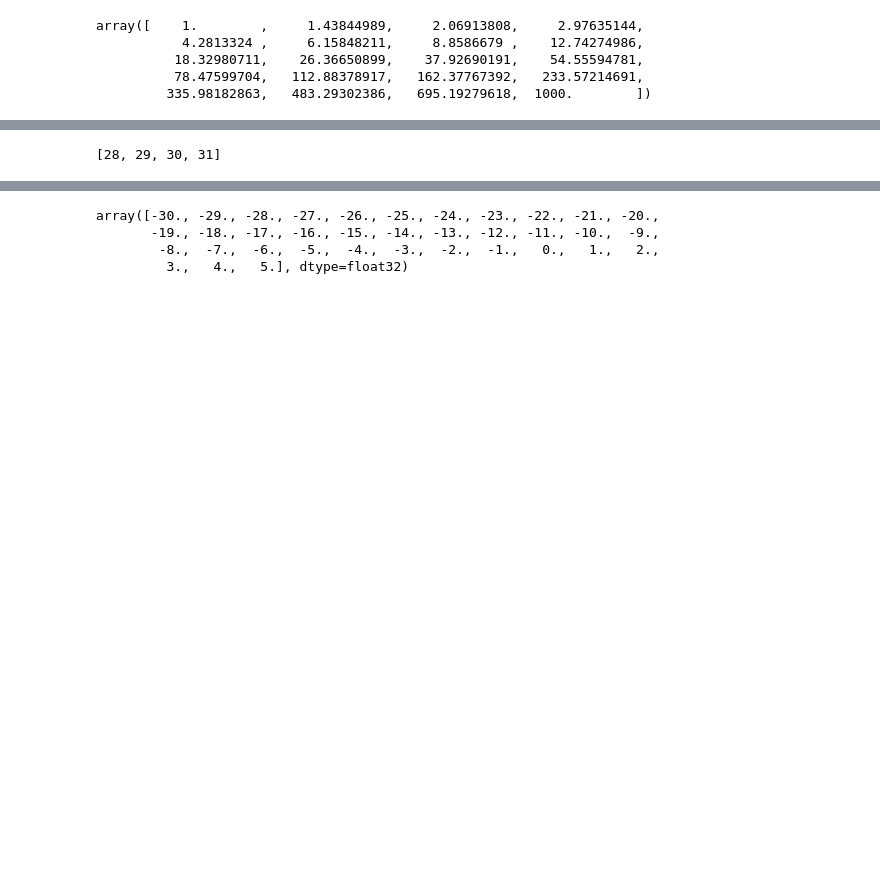
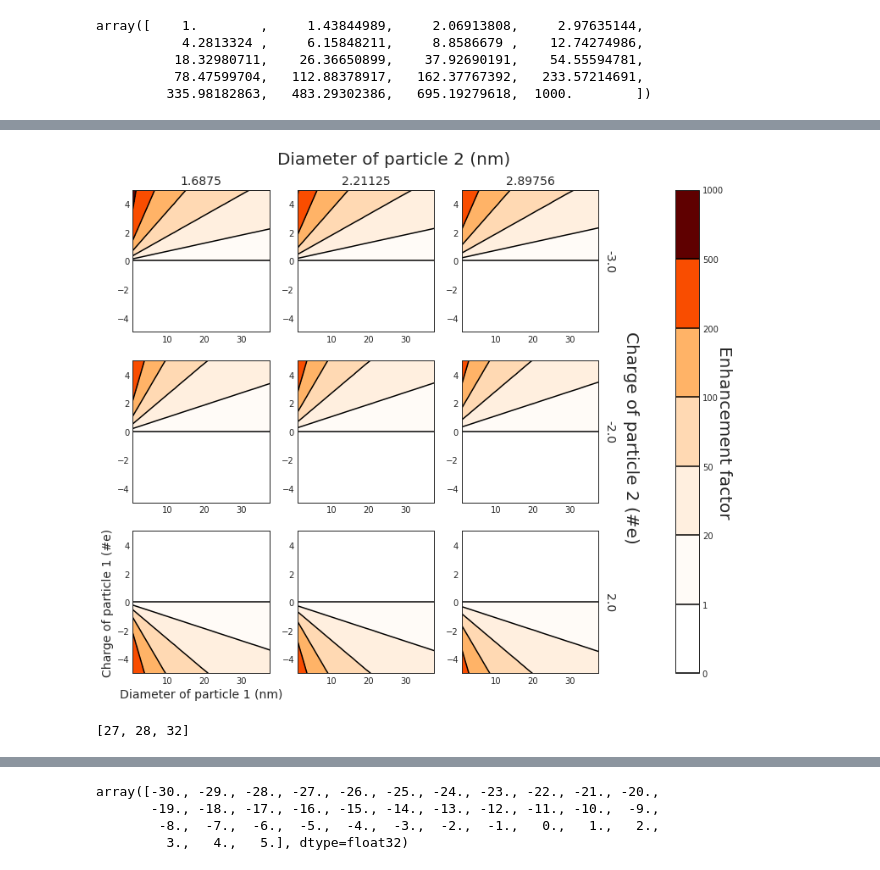
Before and after one commit to caos21/ndust, a Jupyter notebook: press/test.ipynb, the cells around one changed output, grey strips where cells are left out. Drawn from its saved outputs; the diff is of its cells as text; code cells hidden in the pictures; blank space fills up the shorter version.

```diff
--- a/press/test.ipynb
+++ b/press/test.ipynb
@@ -399,4 +549,10 @@ m4d.plot(ll, ql)
+# %%
+ll=[6, 8, 10]
+ql=[27, 28, 32]
+m4d.plot(ll, ql)
+# %% [output]
+[figure, added]
 # %%
 ql
 # %% [output]
-[28, 29, 30, 31]
+[27, 28, 32]
```
Also changed, not shown: parts of 29 cells of this notebook, 23 other files.
